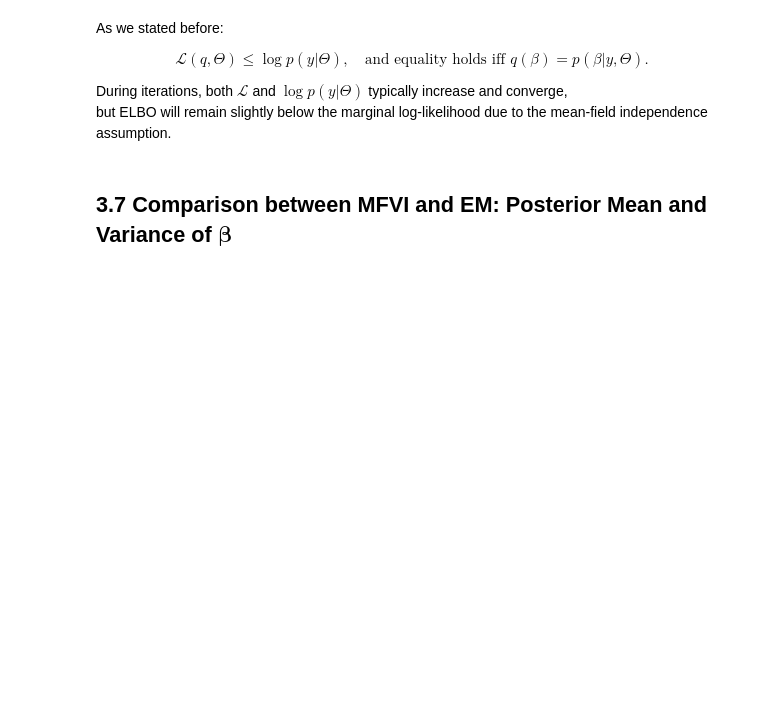
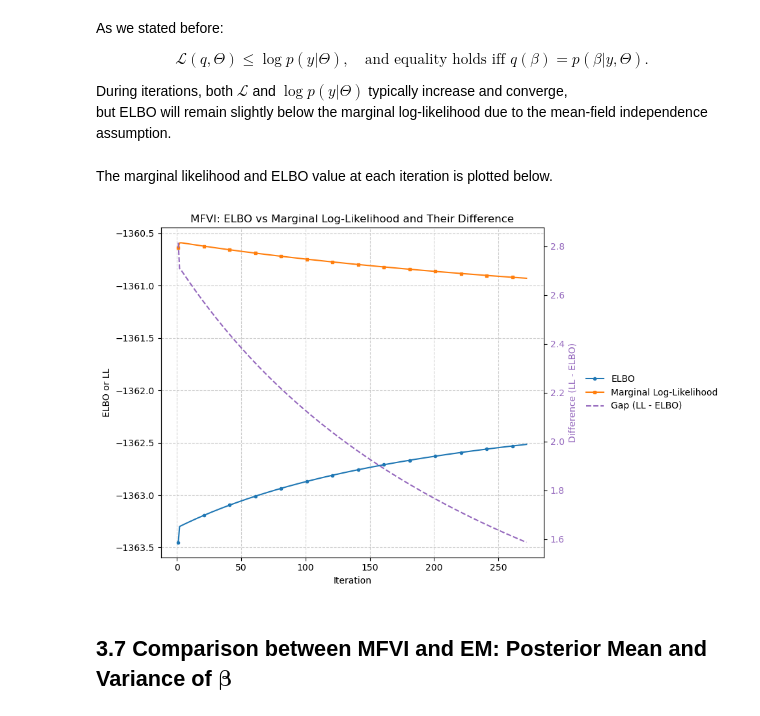
Before and after one commit to xjyes/CityU_mini_project, a Jupyter notebook: EMM_algorithm.ipynb, the cells around one changed output. Drawn from its saved outputs; the diff is of its cells as text; code cells hidden in the pictures; blank space fills up the shorter version.

Commit message:
Add MFVI coding and some visualization

````diff
--- a/EMM_algorithm.ipynb
+++ b/EMM_algorithm.ipynb
@@ -592,4 +595,4 @@ True σ²_b=2.0, σ²_e=1.0
 # %% [markdown]
 Run EM algorithm.
 # %%
-theta_hat, beta_mean, history = em_lmm(y, X, Z, max_iter=200, tol=1e-6, ridge=1e-8)
+theta_hat, beta, history = em_lmm(y, X, Z, max_iter=200, tol=1e-6, ridge=1e-8)
@@ -667,4 +675,4 @@ Here we checked the dimensions of the data: $\mathbf{y}\in\mathbb{R}^{1000}$, $\
 # %% [markdown]
 Run EM algorithm with the function ```em_lmm()```.
 # %%
-theta_hat, beta_mean, history = em_lmm(y_data, X_data, Z_data, max_iter=200, tol=1e-6, ridge=1e-8)
+theta_hat_em, beta_em, history_em = em_lmm(y_data, X_data, Z_data, max_iter=200, tol=1e-6, ridge=1e-8)
@@ -1079,0 +1225,2 @@ These are the **closed-form coordinate updates** for the M-step in the mean-fiel
+# %%
+theta_hat_mfvi, qbeta_mfvi, history_mfvi = mfvi_lmm(y_data, X_data, Z_data, max_iter=3000)
@@ -1092,6 +1268,46 @@ $$
 
 During iterations, both $\mathcal{L}$ and $\log p(y|\Theta)$ typically increase and converge,
 but ELBO will remain slightly below the marginal log-likelihood due to the mean-field independence assumption.
+# %% [markdown]
+The marginal likelihood and ELBO value at each iteration is plotted below.
+# %%
+def plot_elbo_vs_ll(history):
+    elbo = np.array(history["elbo"])
+    ll = np.array(history["ll"])
+    iters = np.arange(1, len(elbo) + 1)
+    diff = ll - elbo
+
+    fig, ax1 = plt.subplots(figsize=(10, 6))
+
+    # left axis: ELBO and LL
+    ax1.set_xlabel("Iteration")
+    ax1.set_ylabel("ELBO or LL")
+    ax1.plot(iters, elbo, color="tab:blue", linewidth=1.5, label="ELBO", marker='o', markersize=3, markevery=20)
+    ax1.plot(iters, ll, color="tab:orange", linewidth=1.5, label="Marginal Log-Likelihood", marker='s', markersize=3, markevery=20)
+    ax1.tick_params(axis='y')
+    ax1.grid(True, linestyle="--", alpha=0.6)
+
+    # right axis: Difference (LL - ELBO)
+    ax2 = ax1.twinx()
+    ax2.set_ylabel("Difference (LL - ELBO)", color="tab:purple")
+    ax2.plot(iters, diff, color="tab:purple", linestyle="--", linewidth=1.5, label="Gap (LL - ELBO)")
+    ax2.tick_params(axis='y', labelcolor="tab:purple")
+
+    # Legend combining both axes
+    lines1, labels1 = ax1.get_legend_handles_labels()
+    lines2, labels2 = ax2.get_legend_handles_labels()
+    ax1.legend(lines1 + lines2, labels1 + labels2,
+               loc="center left", bbox_to_anchor=(1.1, 0.5),
+               borderaxespad=0, frameon=False)
+
+
+    plt.title("MFVI: ELBO vs Marginal Log-Likelihood and Their Difference")
+    plt.tight_layout()
+    plt.show()
+# %%
+plot_elbo_vs_ll(history_mfvi)
+# %% [output]
+[figure, added]
 # %% [markdown]
 ## 3.7 Comparison between MFVI and EM: Posterior Mean and Variance of $ \boldsymbol{\beta} $
 # %% [markdown]
````
Also changed, not shown: parts of 15 cells of this notebook.
